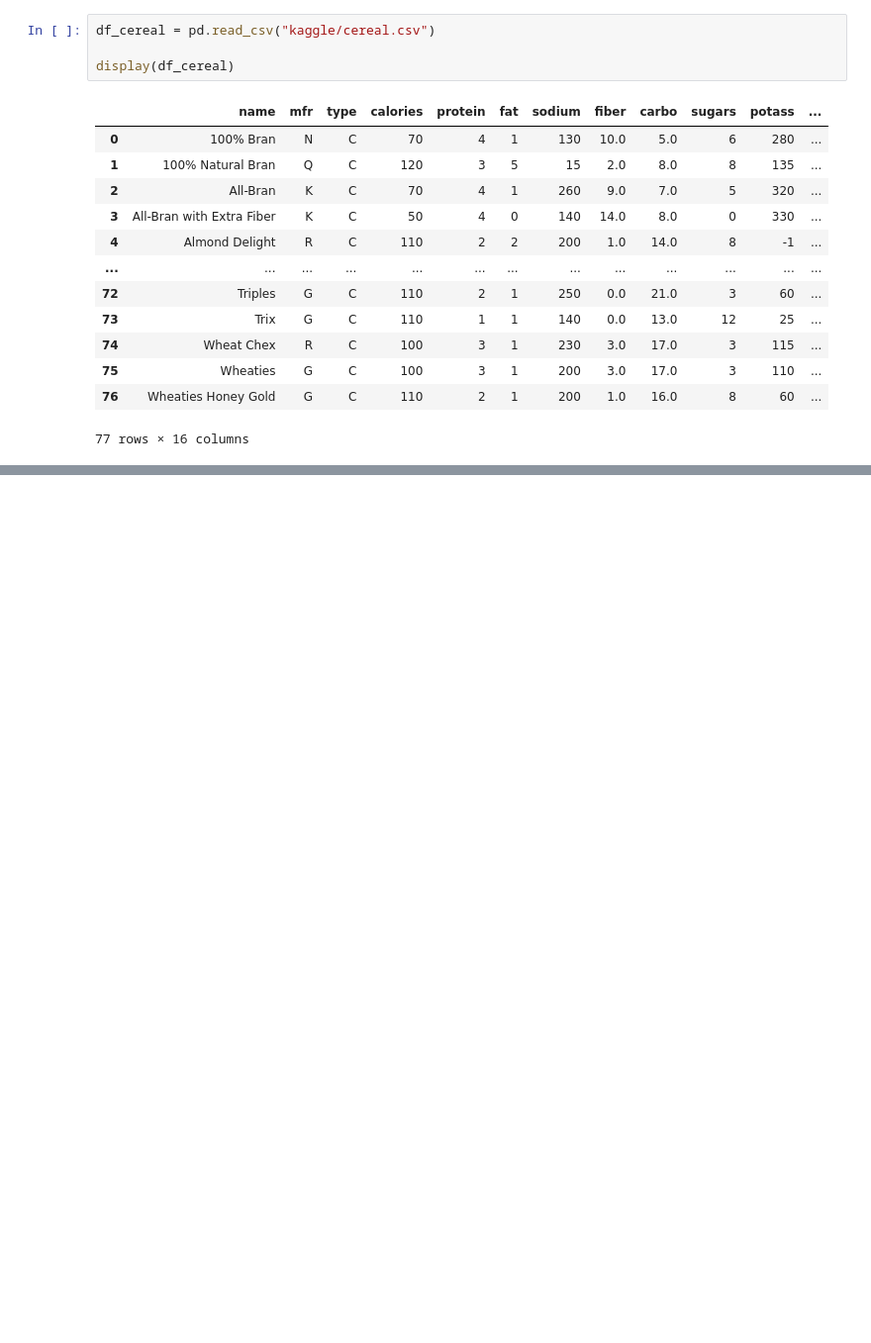
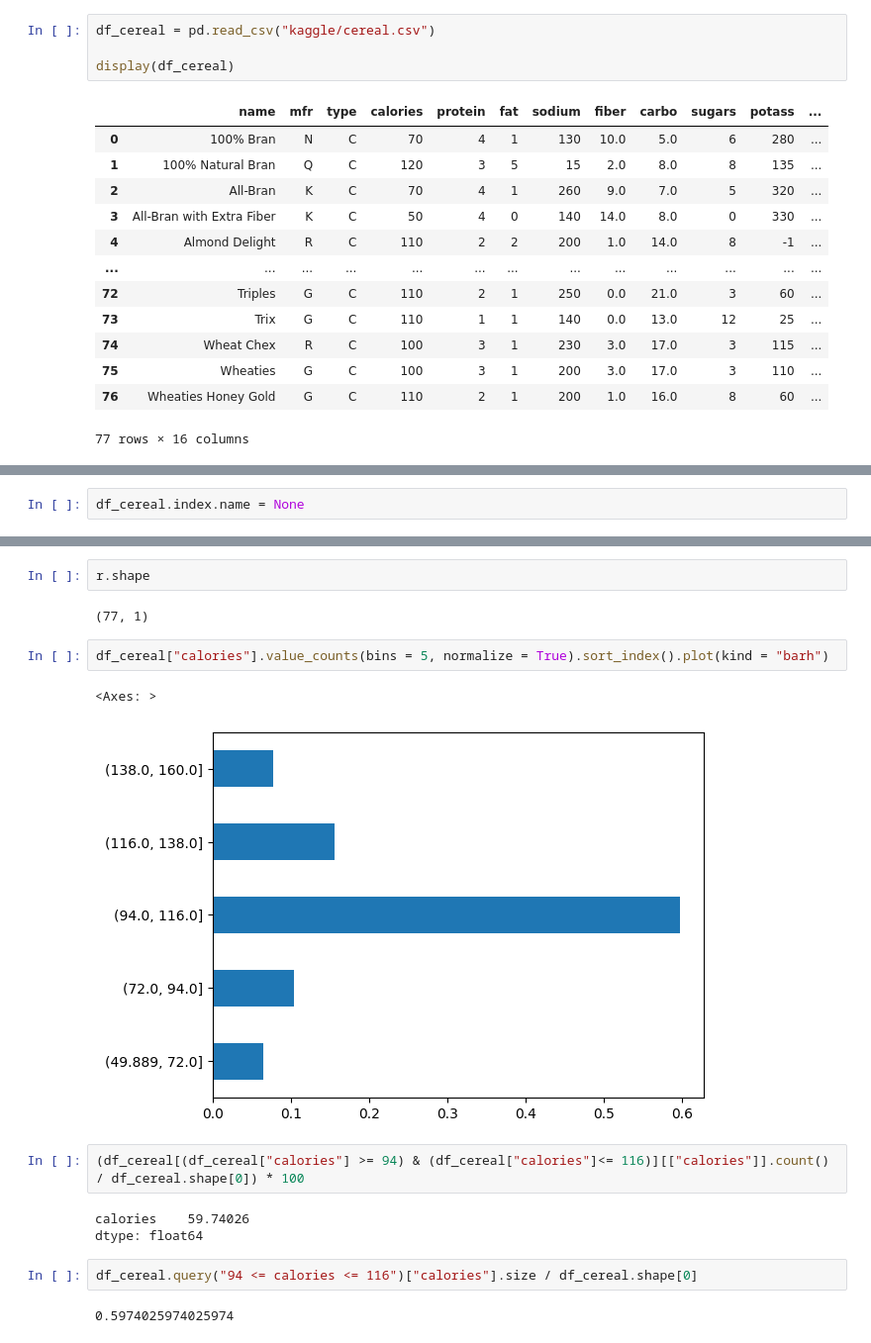
Before and after one commit to AriBarrosFilho/Aprendendo_Python, a Jupyter notebook: teste.ipynb, the cells around one changed output, grey strips where cells are left out. Shown at 99% size. Cells and saved outputs as stored; diff of their text form; blank space fills up the shorter version.

```diff
--- a/teste.ipynb
+++ b/teste.ipynb
@@ -318,0 +231,2 @@ Dataset URL: https://www.kaggle.com/datasets/pavansubhasht/ibm-hr-analytics-attr
+# %%
+df_cereal.index.name = None
@@ -318,0 +270,18 @@ Dataset URL: https://www.kaggle.com/datasets/pavansubhasht/ibm-hr-analytics-attr
+# %%
+r.shape
+# %% [output]
+(77, 1)
+# %%
+df_cereal["calories"].value_counts(bins = 5, normalize = True).sort_index().plot(kind = "barh")
+# %% [output]
+<Axes: >
+[figure, added]
+# %%
+(df_cereal[(df_cereal["calories"] >= 94) & (df_cereal["calories"]<= 116)][["calories"]].count() / df_cereal.shape[0]) * 100
+# %% [output]
+calories    59.74026
+dtype: float64
+# %%
+df_cereal.query("94 <= calories <= 116")["calories"].size / df_cereal.shape[0]
+# %% [output]
+0.5974025974025974
```
Also changed, not shown: parts of 57 cells of this notebook, 9 other files.
